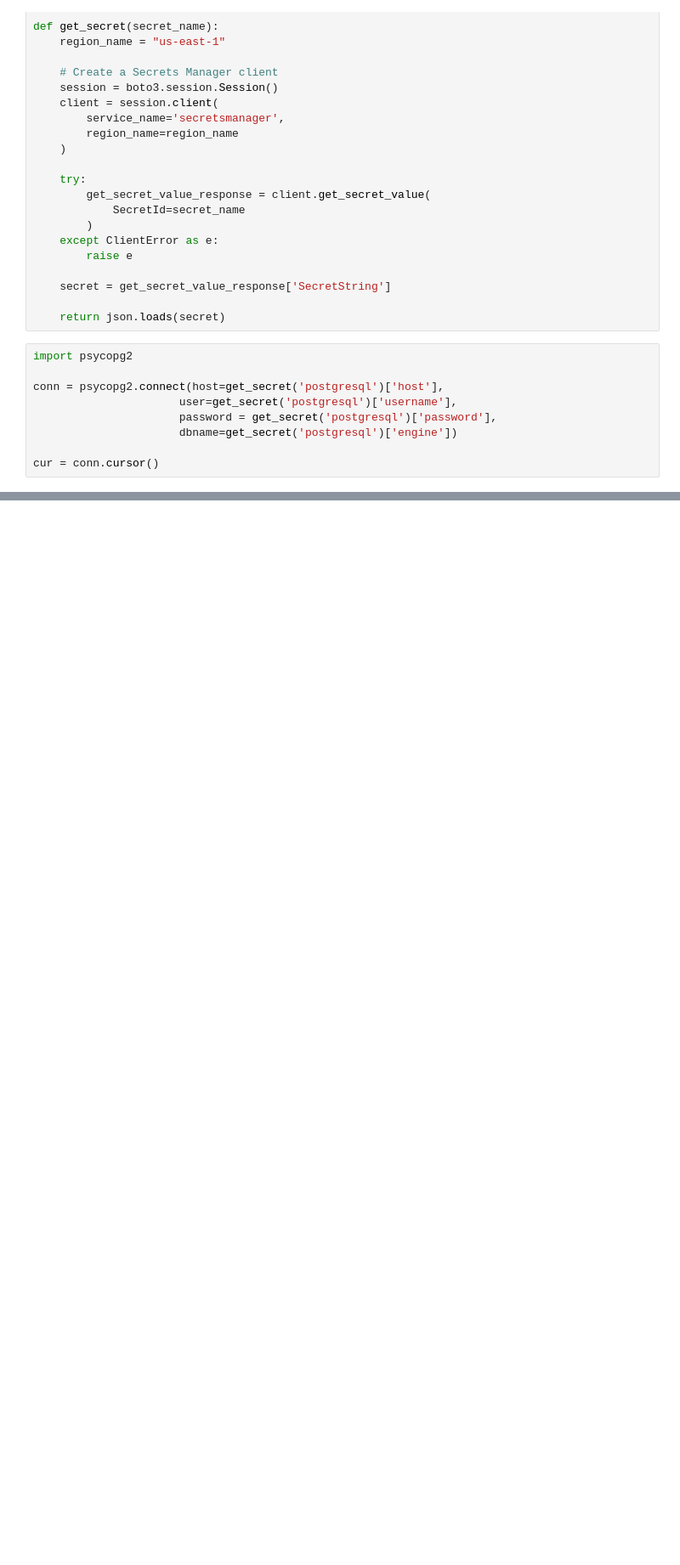
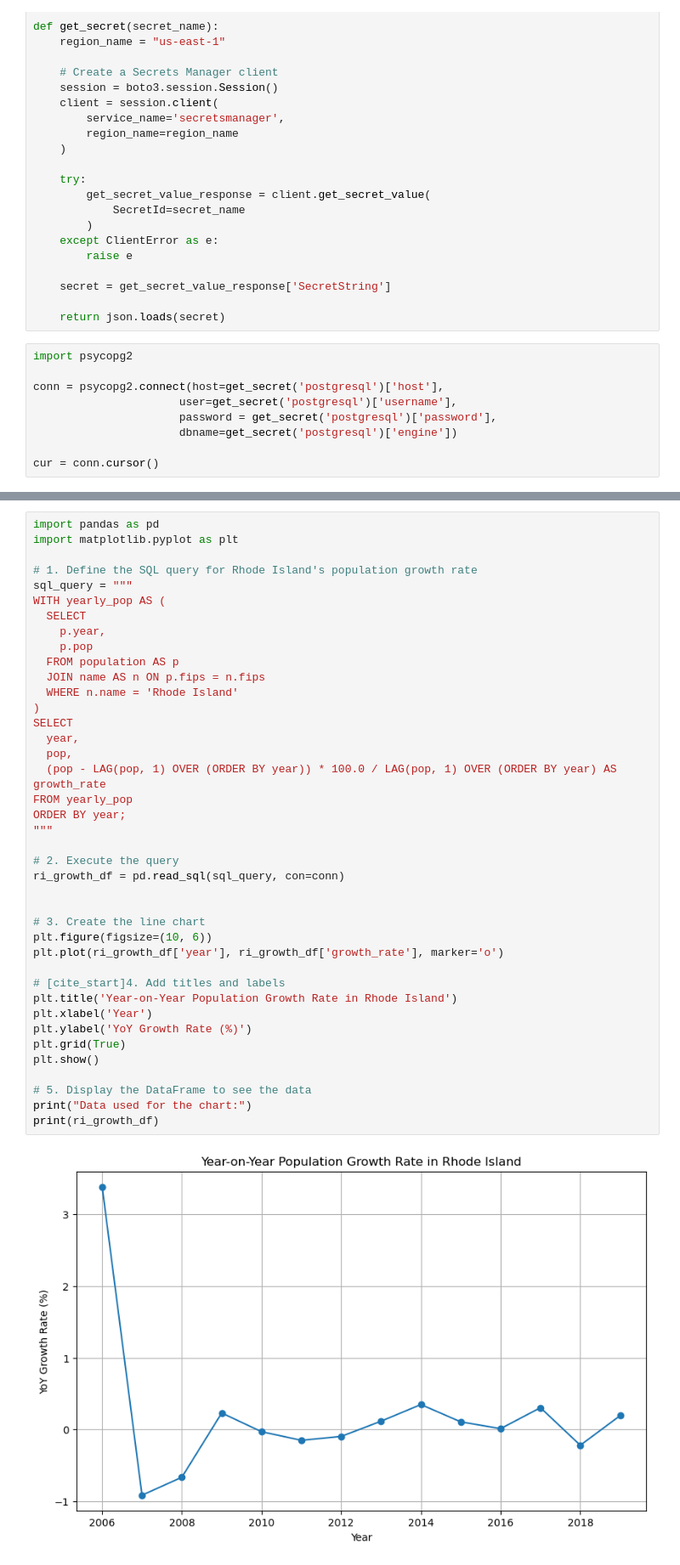
Before and after one commit to Connor1263/Lab-1, a Jupyter notebook: lab6.ipynb, the cells around one changed output, grey strips where cells are left out. Shown at 85% size. Cells and saved outputs as stored; diff of their text form; blank space fills up the shorter version.

```diff
--- a/lab6.ipynb
+++ b/lab6.ipynb
@@ -99,0 +37,42 @@ except Exception as error:
+# %%
+import pandas as pd
+import matplotlib.pyplot as plt
+
+# 1. Define the SQL query for Rhode Island's population growth rate
+sql_query = """
+WITH yearly_pop AS (
+  SELECT
+    p.year,
+    p.pop
+  FROM population AS p
+  JOIN name AS n ON p.fips = n.fips
+  WHERE n.name = 'Rhode Island'
+)
+SELECT
+  year,
+  pop,
+  (pop - LAG(pop, 1) OVER (ORDER BY year)) * 100.0 / LAG(pop, 1) OVER (ORDER BY year) AS growth_rate
+FROM yearly_pop
+ORDER BY year;
+"""
+
+# 2. Execute the query
+ri_growth_df = pd.read_sql(sql_query, con=conn)
+
+
+# 3. Create the line chart
+plt.figure(figsize=(10, 6))
+plt.plot(ri_growth_df['year'], ri_growth_df['growth_rate'], marker='o')
+
+# [cite_start]4. Add titles and labels
+plt.title('Year-on-Year Population Growth Rate in Rhode Island')
+plt.xlabel('Year')
+plt.ylabel('YoY Growth Rate (%)')
+plt.grid(True)
+plt.show()
+
+# 5. Display the DataFrame to see the data
+print("Data used for the chart:")
+print(ri_growth_df)
+# %% [output]
+[figure, added]
```
Also changed, not shown: parts of 13 cells of this notebook.
